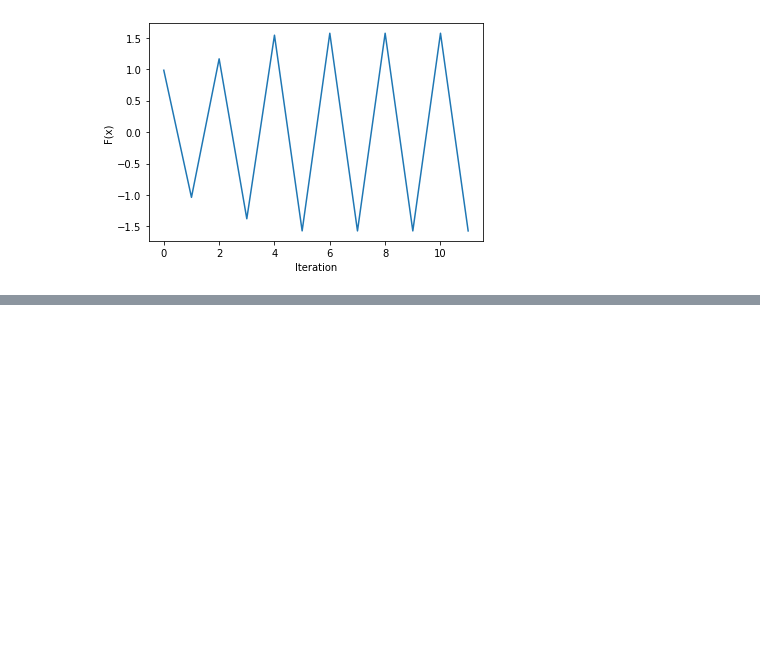
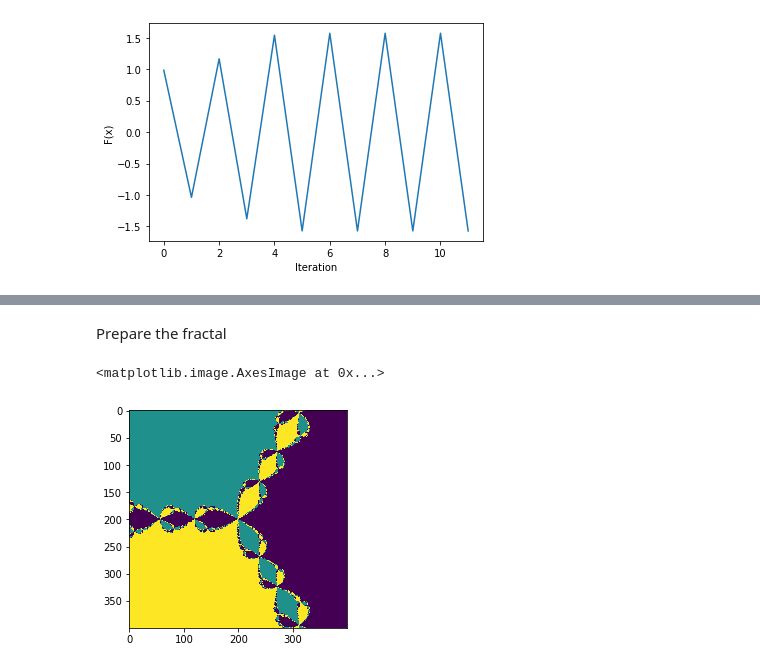
Before and after one commit to michelbierlaire/optimization-book, a Jupyter notebook: notebooks/equations.ipynb, the cells around one changed output, grey strips where cells are left out. Drawn from its saved outputs; the diff is of its cells as text; code cells hidden in the pictures; blank space fills up the shorter version.

```diff
--- a/notebooks/equations.ipynb
+++ b/notebooks/equations.ipynb
@@ -178,0 +297,28 @@ plt.show()
+# %% [markdown]
+Prepare the fractal
+# %%
+resolution = 400
+# %%
+def runalgo(x, y):
+    root, iters, message = eq.newtonSeveralVariables(ex0712, np.array([x, y]), 1.0e-7)
+    if np.linalg.norm(root - xfirst) < 1.0e-7:
+        return 0
+    if np.linalg.norm(root - xsecond) < 1.0e-7:
+        return 1
+    if np.linalg.norm(root - xthird) < 1.0e-7:
+        return 2
+    return 3
+# %%
+def fractal(xmin, xmax, ymin, ymax):
+    nx, ny = resolution, resolution
+    x = np.linspace(xmin, xmax, nx)
+    y = np.linspace(ymin, ymax, ny)
+    xv, yv = np.meshgrid(x, y)
+    return np.vectorize(runalgo)(xv, yv)
+# %%
+result = fractal(-2, 2, -2, 2)
+# %%
+plt.imshow(result, interpolation='nearest')
+# %% [output]
+<matplotlib.image.AxesImage at 0x...>
+[figure, added]
```
Also changed, not shown: parts of 29 cells of this notebook.
